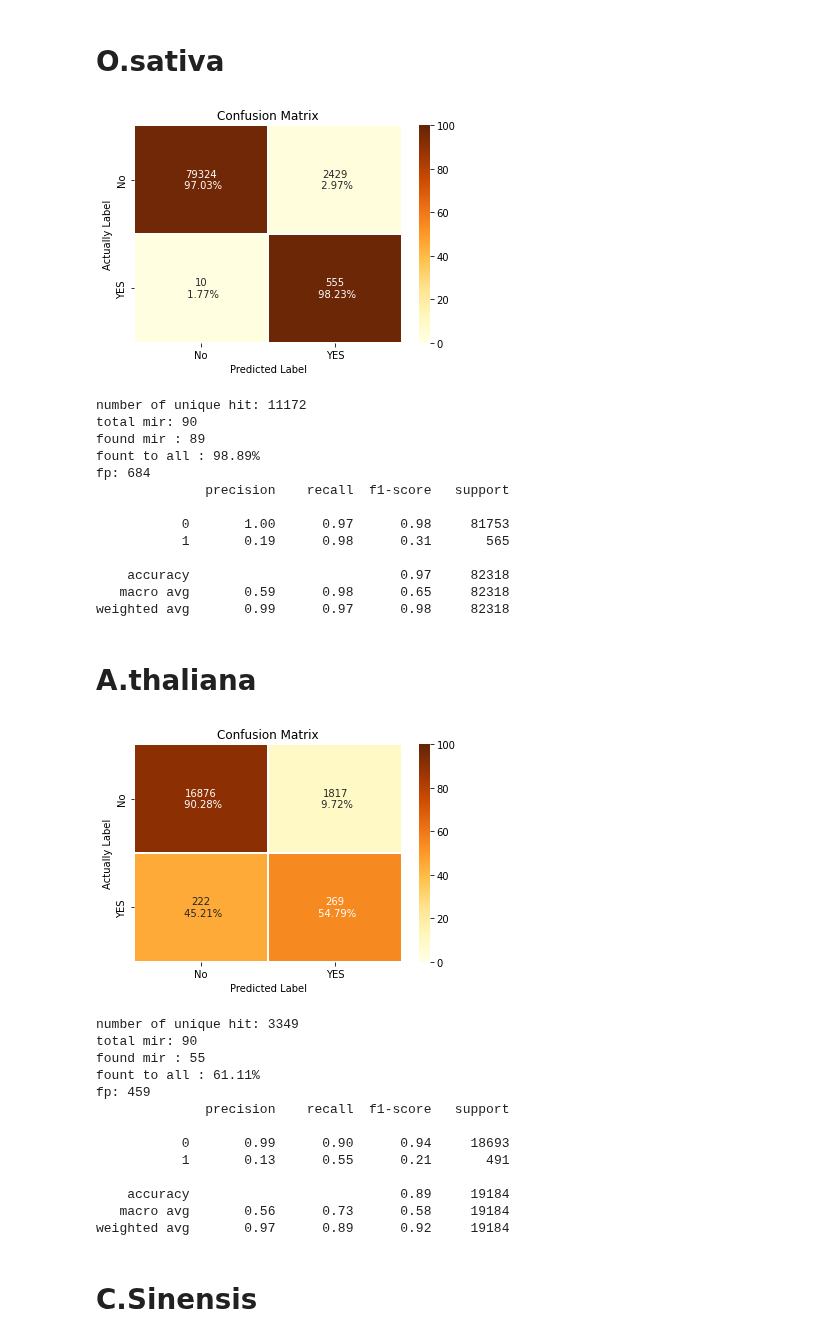
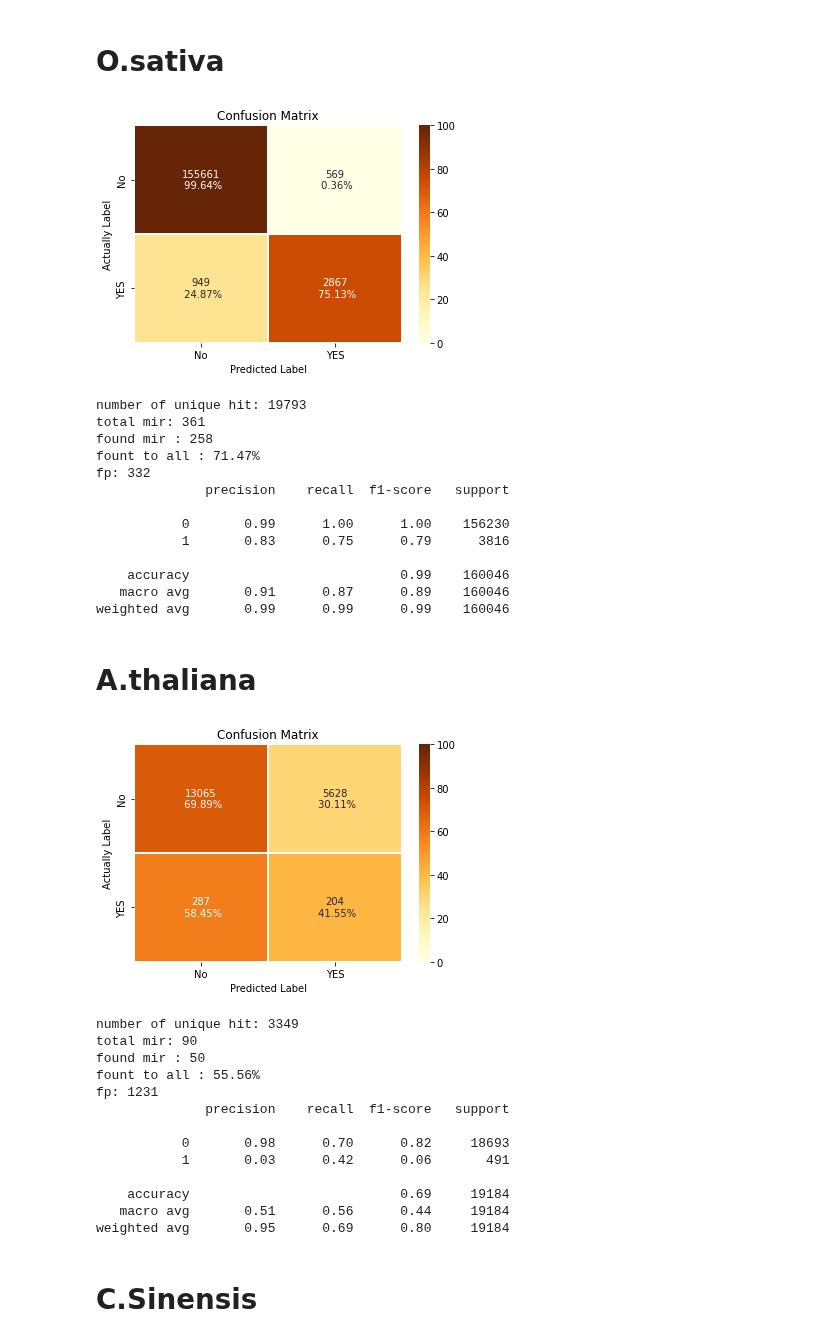
Before and after one commit to Ilia-Abolhasani/amir-p3, a Jupyter notebook: ipynb files/Classification.ipynb, the cells around one changed output. Drawn from its saved outputs; the diff is of its cells as text; code cells hidden in the pictures.

```diff
--- a/ipynb files/Classification.ipynb
+++ b/ipynb files/Classification.ipynb
@@ -173,0 +559,3 @@ data['Z.mays']['target'] = get_target(data["Z.mays"]['df'], data["Z.mays"]['refe
+# %%
+X = data['O.sativa']['feature']
+Y = np.argmax(data['O.sativa']['target'], axis=1)
@@ -173,0 +580,13 @@ data['Z.mays']['target'] = get_target(data["Z.mays"]['df'], data["Z.mays"]['refe
+# %%
+pca = PCA(n_components=X.shape[1])
+pca.fit_transform(X)
+cumsum = pca.explained_variance_ratio_.cumsum()
+d = np.where(cumsum>=0.9)[0][0] + 1
+print(f' d = {d}')
+
+plt.figure(figsize=(10,6))
+plt.plot(range(1,len(cumsum)+1), cumsum, linewidth=3)
+plt.plot(d, cumsum[d-1],'r*',markersize=15)
+plt.xlabel("variance")
+plt.ylabel("N component")
+plt.show()
@@ -173,0 +596,17 @@ data['Z.mays']['target'] = get_target(data["Z.mays"]['df'], data["Z.mays"]['refe
+# %%
+pca = PCA(n_components=53)
+X_pca = pca.fit_transform(X)
+# %%
+scores = []
+kfold = KFold(n_splits=3, shuffle=True, random_state=1)
+for train_ix, test_ix in kfold.split(X_pca):
+    X_train = X_pca[train_ix,:]
+    X_test  = X_pca[test_ix,:]
+    y_train = Y[train_ix]
+    y_test  = Y[test_ix]
+    clf = svm.SVC(kernel="poly", class_weight=class_weight)
+    clf.fit(X_train, y_train)
+    pred = clf.predict(X_test)
+    f1 = f1_score(y_test, pred, average='macro')
+    print(f1)
+    scores.append(f1)
@@ -258,49 +695,52 @@ Epoch 24/100
 # %%
 plant = 'O.sativa'
 y_true = np.argmax(data[plant]['target'], axis=1)
-y_pred =  np.argmax(model.predict(data[plant]['feature']), axis=1)
+#y_pred =  np.argmax(model.predict(data[plant]['feature']), axis=1)
+y_pred =  clf.predict(data[plant]['feature'])
 confusion_matrix(y_true,y_pred,["No","YES"])
 report(y_pred, data[plant]['df'], data[plant]['reference'])
 print(classification_report(y_true, y_pred))
 # %% [output]
-[figure, old version]
+[figure, new version]
-number of unique hit: 11172
-total mir: 90
-found mir : 89
-fount to all : 98.89%
-fp: 684
+number of unique hit: 19793
+total mir: 361
+found mir : 258
+fount to all : 71.47%
+fp: 332
               precision    recall  f1-score   support
 
-           0       1.00      0.97      0.98     81753
-           1       0.19      0.98      0.31       565
+           0       0.99      1.00      1.00    156230
+           1       0.83      0.75      0.79      3816
 
-    accuracy                           0.97     82318
-   macro avg       0.59      0.98      0.65     82318
-weighted avg       0.99      0.97      0.98     82318
+    accuracy                           0.99    160046
+   macro avg       0.91      0.87      0.89    160046
+weighted avg       0.99      0.99      0.99    160046
 # %% [markdown]
 # A.thaliana
 # %%
+_X = pca.fit_transform(data[plant]['feature'])
 plant = 'A.thaliana'
 y_true = np.argmax(data[plant]['target'], axis=1)
-y_pred =  np.argmax(model.predict(data[plant]['feature']), axis=1)
+#y_pred =  np.argmax(model.predict(data[plant]['feature']), axis=1)
+y_pred = clf.predict(_X)
 confusion_matrix(y_true,y_pred,["No","YES"])
 report(y_pred, data[plant]['df'], data[plant]['reference'])
 print(classification_report(y_true, y_pred))
 # %% [output]
-[figure, old version]
+[figure, new version]
 number of unique hit: 3349
 total mir: 90
-found mir : 55
-fount to all : 61.11%
-fp: 459
+found mir : 50
+fount to all : 55.56%
+fp: 1231
               precision    recall  f1-score   support
 
-           0       0.99      0.90      0.94     18693
-           1       0.13      0.55      0.21       491
+           0       0.98      0.70      0.82     18693
+           1       0.03      0.42      0.06       491
 
-    accuracy                           0.89     19184
-   macro avg       0.56      0.73      0.58     19184
-weighted avg       0.97      0.89      0.92     19184
+    accuracy                           0.69     19184
+   macro avg       0.51      0.56      0.44     19184
+weighted avg       0.95      0.69      0.80     19184
 # %% [markdown]
 # C.Sinensis
 # %%
```
Also changed, not shown: parts of 47 cells of this notebook.
